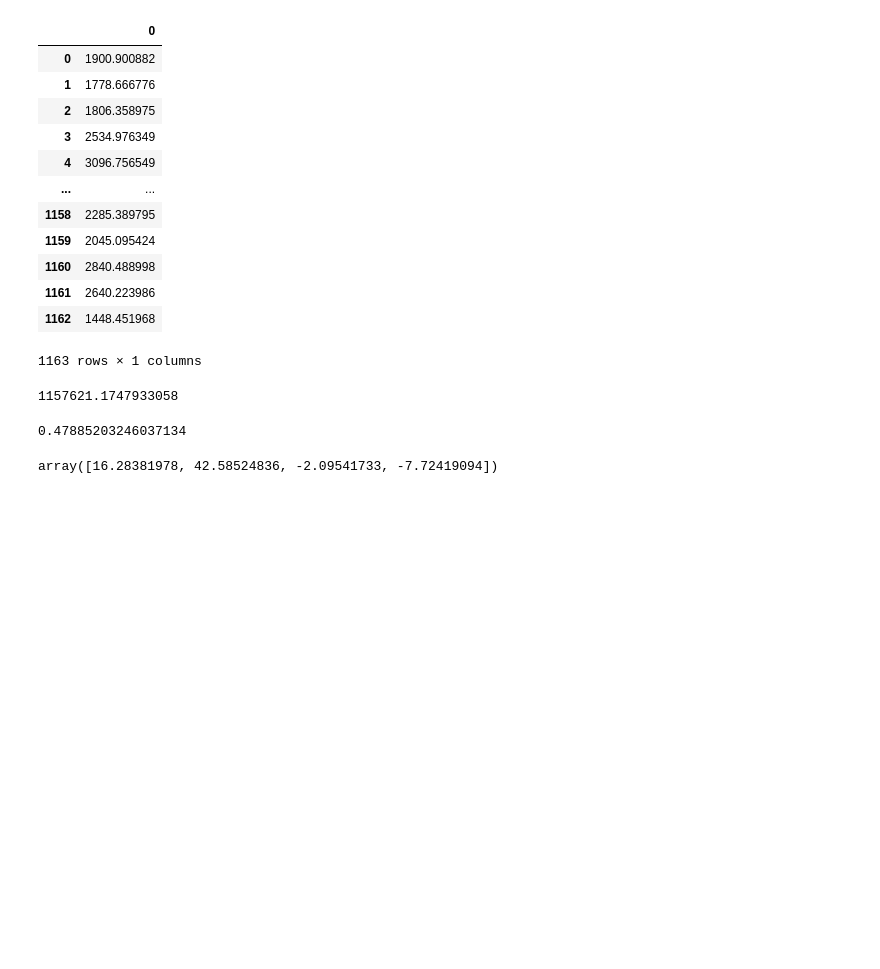
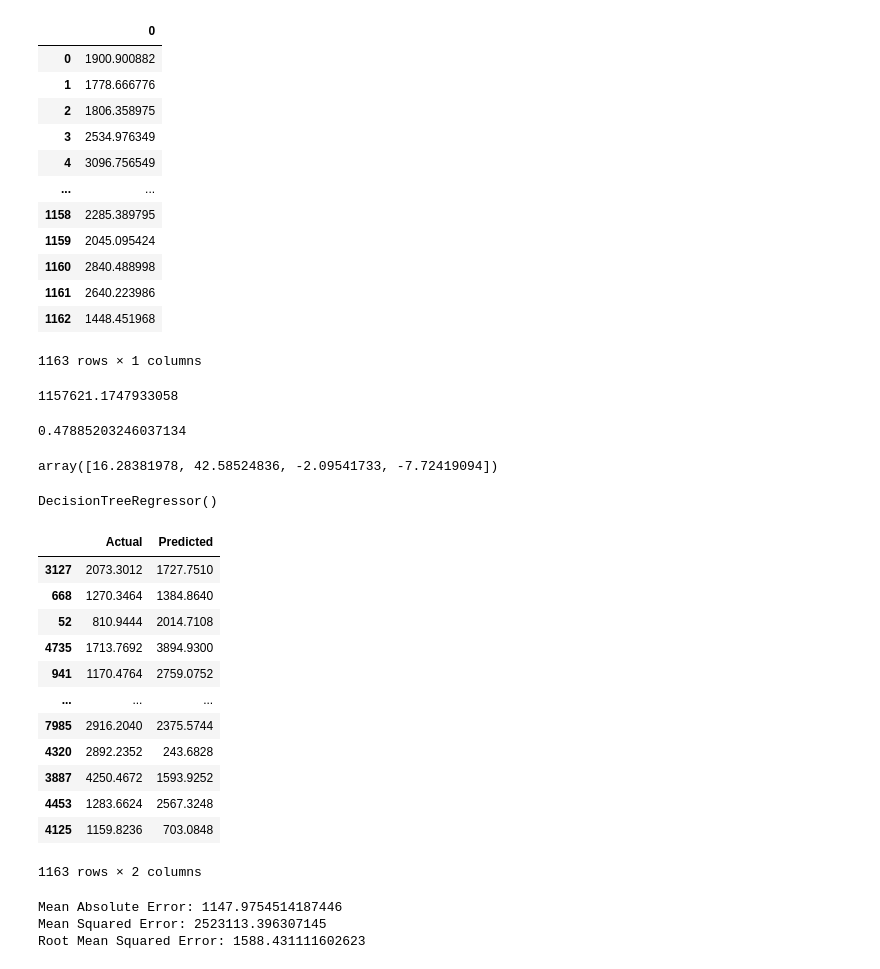
Before and after one commit to wilsonfffs/CODING-DOJO, a Jupyter notebook: Proyecto__1__Parte_3_4_5.ipynb, the cells around one changed output. Saved outputs shown, nothing was run; the diff lists cells and outputs as text; code cells hidden in the pictures; blank space fills up the shorter version.

```diff
--- a/Proyecto__1__Parte_3_4_5.ipynb
+++ b/Proyecto__1__Parte_3_4_5.ipynb
@@ -885,0 +890,34 @@ array([16.28381978, 42.58524836, -2.09541733, -7.72419094])
+# %%
+from sklearn.tree import DecisionTreeRegressor
+regressor = DecisionTreeRegressor()
+regressor.fit(X_train, y_train)
+# %% [output]
+DecisionTreeRegressor()
+# %%
+y_pred = regressor.predict(X_test)
+# %%
+df5=pd.DataFrame({'Actual':y_test, 'Predicted':y_pred})
+df5
+# %% [output]
+|  | Actual | Predicted |
+| 3127 | 2073.3012 | 1727.7510 |
+| 668 | 1270.3464 | 1384.8640 |
+| 52 | 810.9444 | 2014.7108 |
+| 4735 | 1713.7692 | 3894.9300 |
+| 941 | 1170.4764 | 2759.0752 |
+| ... | ... | ... |
+| 7985 | 2916.2040 | 2375.5744 |
+| 4320 | 2892.2352 | 243.6828 |
+| 3887 | 4250.4672 | 1593.9252 |
+| 4453 | 1283.6624 | 2567.3248 |
+| 4125 | 1159.8236 | 703.0848 |
+1163 rows × 2 columns
+# %%
+from sklearn import metrics
+print('Mean Absolute Error:', metrics.mean_absolute_error(y_test, y_pred))
+print('Mean Squared Error:', metrics.mean_squared_error(y_test, y_pred))
+print('Root Mean Squared Error:', np.sqrt(metrics.mean_squared_error(y_test, y_pred)))
+# %% [output]
+Mean Absolute Error: 1147.9754514187446
+Mean Squared Error: 2523113.396307145
+Root Mean Squared Error: 1588.431111602623
```
Also changed, not shown: parts of 1 cell of this notebook.
